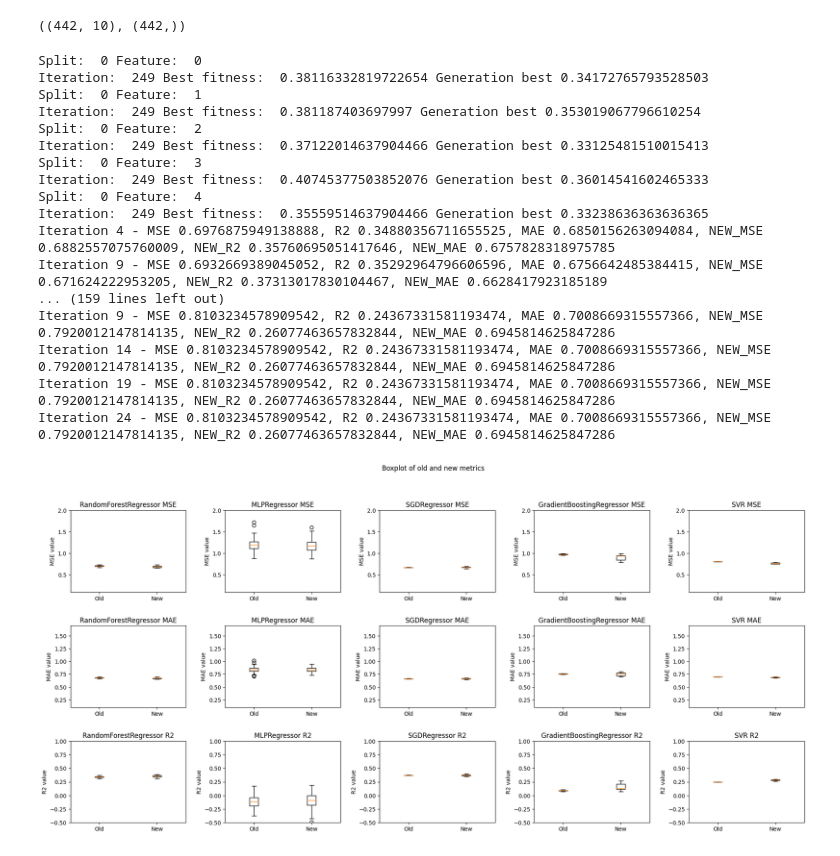
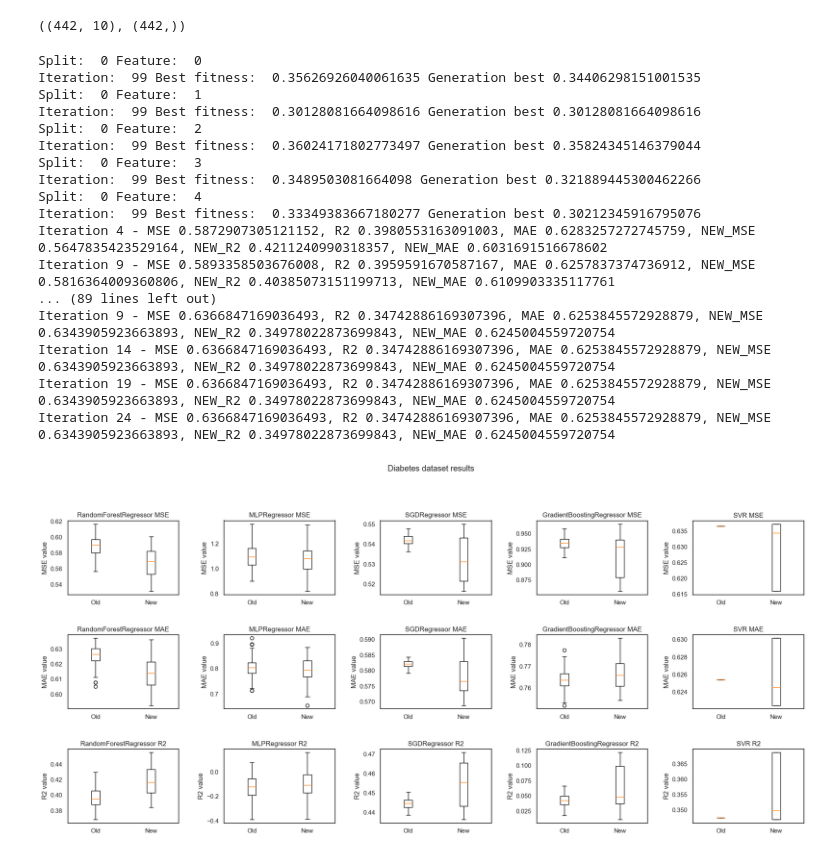
Before and after one commit to CaroFernando/GeneticFeatureGenerator, a Jupyter notebook: experiment_diabetes.ipynb, the cells around one changed output. Saved outputs shown, nothing was run; the diff lists cells and outputs as text; code cells hidden in the pictures.

Commit message:
plots

```diff
--- a/experiment_diabetes.ipynb
+++ b/experiment_diabetes.ipynb
@@ -42,8 +42,8 @@ def log(x, y):
 generator = GeneticFeatureGenerator(
     [add, sub, mul, div, hyp, log],
     operation_names = ["+", "-", "*", "/", "hyp", "log"],
-    popsize = 120,
-    maxiter = 250,
+    popsize = 80,
+    maxiter = 100,
     mutation_rate = 0.05,
     max_tree_depth = 10,
 )
@@ -51,8 +51,8 @@ generator = GeneticFeatureGenerator(
 feature_generator_kargs = {
     "operations" : [add, sub, mul, div, hyp, log],
     "operation_names" : ["+", "-", "*", "/", "hyp", "log"],
-    "popsize" : 150,
-    "maxiter" : 250,
+    "popsize" : 80,
+    "maxiter" : 100,
     "mutation_rate" : 0.05,
     "max_tree_depth" : 10,
 }
@@ -66,25 +66,25 @@ X.shape, y.shape
 # %%
 tester = tester(X, y, feature_generator_kargs, 5, 1, X.shape[0], verbose = True, test_size = 0.2, random_state = 13)
 # %%
-tester.test_models(nodatatests = 5, notests = 25, show_iterations=5)
+tester.test_models(nodatatests = 3, notests = 25, show_iterations=5)
 # %% [output]
 Split:  0 Feature:  0
-Iteration:  249 Best fitness:  0.38116332819722654 Generation best 0.34172765793528503
+Iteration:  99 Best fitness:  0.35626926040061635 Generation best 0.34406298151001535
 Split:  0 Feature:  1
-Iteration:  249 Best fitness:  0.381187403697997 Generation best 0.353019067796610254
+Iteration:  99 Best fitness:  0.30128081664098616 Generation best 0.30128081664098616
 Split:  0 Feature:  2
-Iteration:  249 Best fitness:  0.37122014637904466 Generation best 0.33125481510015413
+Iteration:  99 Best fitness:  0.36024171802773497 Generation best 0.35824345146379044
 Split:  0 Feature:  3
-Iteration:  249 Best fitness:  0.40745377503852076 Generation best 0.36014541602465333
+Iteration:  99 Best fitness:  0.3489503081664098 Generation best 0.321889445300462266
 Split:  0 Feature:  4
-Iteration:  249 Best fitness:  0.35559514637904466 Generation best 0.33238636363636365
-Iteration 4 - MSE 0.6976875949138888, R2 0.34880356711655525, MAE 0.6850156263094084, NEW_MSE 0.6882557075760009, NEW_R2 0.35760695051417646, NEW_MAE 0.6757828318975785
-Iteration 9 - MSE 0.6932669389045052, R2 0.35292964796606596, MAE 0.6756642485384415, NEW_MSE 0.671624222953205, NEW_R2 0.37313017830104467, NEW_MAE 0.6628417923185189
-... (159 lines left out)
-Iteration 9 - MSE 0.8103234578909542, R2 0.24367331581193474, MAE 0.7008669315557366, NEW_MSE 0.7920012147814135, NEW_R2 0.26077463657832844, NEW_MAE 0.6945814625847286
-Iteration 14 - MSE 0.8103234578909542, R2 0.24367331581193474, MAE 0.7008669315557366, NEW_MSE 0.7920012147814135, NEW_R2 0.26077463657832844, NEW_MAE 0.6945814625847286
-Iteration 19 - MSE 0.8103234578909542, R2 0.24367331581193474, MAE 0.7008669315557366, NEW_MSE 0.7920012147814135, NEW_R2 0.26077463657832844, NEW_MAE 0.6945814625847286
-Iteration 24 - MSE 0.8103234578909542, R2 0.24367331581193474, MAE 0.7008669315557366, NEW_MSE 0.7920012147814135, NEW_R2 0.26077463657832844, NEW_MAE 0.6945814625847286
+Iteration:  99 Best fitness:  0.33349383667180277 Generation best 0.30212345916795076
+Iteration 4 - MSE 0.5872907305121152, R2 0.3980553163091003, MAE 0.6283257272745759, NEW_MSE 0.5647835423529164, NEW_R2 0.4211240990318357, NEW_MAE 0.6031691516678602
+Iteration 9 - MSE 0.5893358503676008, R2 0.3959591670587167, MAE 0.6257837374736912, NEW_MSE 0.5816364009360806, NEW_R2 0.40385073151199713, NEW_MAE 0.6109903335117761
+... (89 lines left out)
+Iteration 9 - MSE 0.6366847169036493, R2 0.34742886169307396, MAE 0.6253845572928879, NEW_MSE 0.6343905923663893, NEW_R2 0.34978022873699843, NEW_MAE 0.6245004559720754
+Iteration 14 - MSE 0.6366847169036493, R2 0.34742886169307396, MAE 0.6253845572928879, NEW_MSE 0.6343905923663893, NEW_R2 0.34978022873699843, NEW_MAE 0.6245004559720754
+Iteration 19 - MSE 0.6366847169036493, R2 0.34742886169307396, MAE 0.6253845572928879, NEW_MSE 0.6343905923663893, NEW_R2 0.34978022873699843, NEW_MAE 0.6245004559720754
+Iteration 24 - MSE 0.6366847169036493, R2 0.34742886169307396, MAE 0.6253845572928879, NEW_MSE 0.6343905923663893, NEW_R2 0.34978022873699843, NEW_MAE 0.6245004559720754
 # %%
 import os
 
@@ -118,36 +118,36 @@ NO_STATS = 3
 
 
 fig, axs = plt.subplots(NO_STATS, NO_MODELS, figsize=(20, 10))
-fig.suptitle('Boxplot of old and new metrics')
+fig.suptitle('Diabetes dataset results')
 
 # add padding
 fig.tight_layout(pad=4.0)
 
 for i in range(NO_MODELS):
     axs[0, i].boxplot([mses.iloc[:, i], new_mses.iloc[:, i]])
     axs[0, i].set_title(model_names[i] + ' MSE')
     axs[0, i].set_xticklabels(['Old', 'New'])
     axs[0, i].set(ylabel='MSE value')
     # set mse y range between 0 and 62000
     axs[0, i].set_yscale('linear')
-    axs[0, i].set_ylim(0.1, 2)
+    #axs[0, i].set_ylim(0.1, 2)
 
     axs[1, i].boxplot([maes.iloc[:, i], new_maes.iloc[:, i]])
     axs[1, i].set_title(model_names[i] + ' MAE')
     axs[1, i].set_xticklabels(['Old', 'New'])
     axs[1, i].set(ylabel='MAE value')
 
     # set mae y range between 0 and 80 in log scale
     axs[1, i].set_yscale('linear')
-    axs[1, i].set_ylim(0.1, 1.7)
+    #axs[1, i].set_ylim(0.1, 1.7)
 
 
     axs[2, i].boxplot([r2s.iloc[:, i], new_r2s.iloc[:, i]])
     axs[2, i].set_title(model_names[i] + ' R2')
     axs[2, i].set_xticklabels(['Old', 'New'])
     axs[2, i].set(ylabel='R2 value')
     # set r2 y range between -0.3 and 1 and linear scale
     axs[2, i].set_yscale('linear')
-    axs[2, i].set_ylim(-0.5, 1)
+    #axs[2, i].set_ylim(-0.5, 1)
 # %% [output]
-[figure, old version]
+[figure, new version]
```
Also changed, not shown: parts of 4 cells of this notebook, 31 other files.
